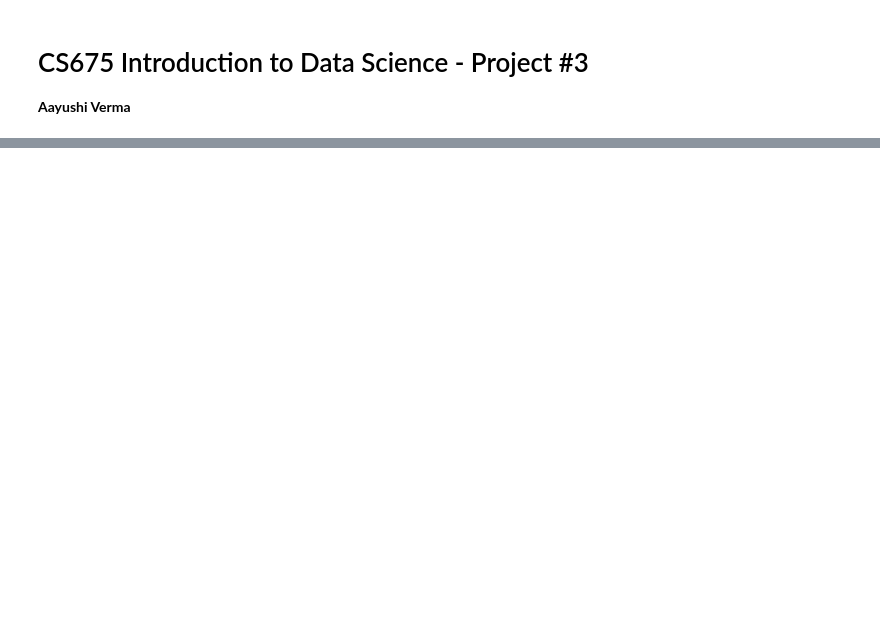
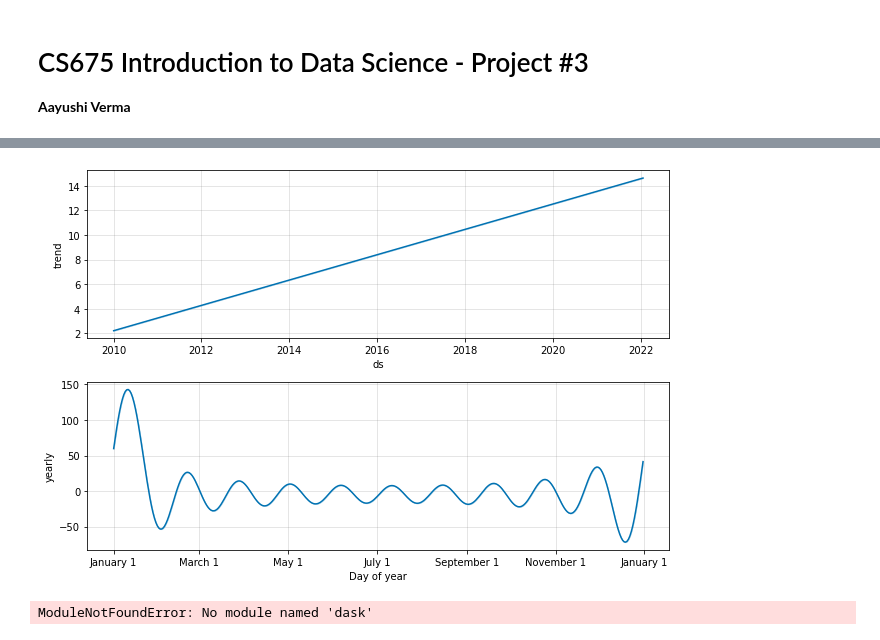
Before and after one commit to awesomecosmos/CS675-Intro-To-Data-Science, a Jupyter notebook: Project3/project3.ipynb, the cells around one changed output, grey strips where cells are left out. Drawn from its saved outputs; the diff is of its cells as text; code cells hidden in the pictures; blank space fills up the shorter version.

```diff
--- a/Project3/project3.ipynb
+++ b/Project3/project3.ipynb
@@ -45,0 +87,5 @@ Name: Consumption (KW), Length: 407031, dtype: float64
+# %%
+df_by_year = df.groupby('year',as_index=False).mean('Consumption (KW)')[['year','Consumption (KW)']]
+df_by_year = df_by_year.rename(columns={'year':'ds','Consumption (KW)':'y'})
+df_by_year['ds'] = pd.to_datetime(df_by_year['ds'],format='%Y')
+df_by_year.head()
@@ -70,0 +181,16 @@ ValueError: Dataframe must have columns "ds" and "y" with the dates and values r
+# %%
+fig2 = m_by_1_year.plot_components(forecast)
+# %% [output]
+[figure, added]
+# %%
+from dask.distributed import Client
+
+
+
+client = Client()  # connect to the cluster
+
+df_cv = cross_validation(m, initial='730 days', period='180 days', horizon='365 days',
+
+                         parallel="dask")
+# %% [output]
+ModuleNotFoundError: No module named 'dask'
```
Also changed, not shown: parts of 25 cells of this notebook.
